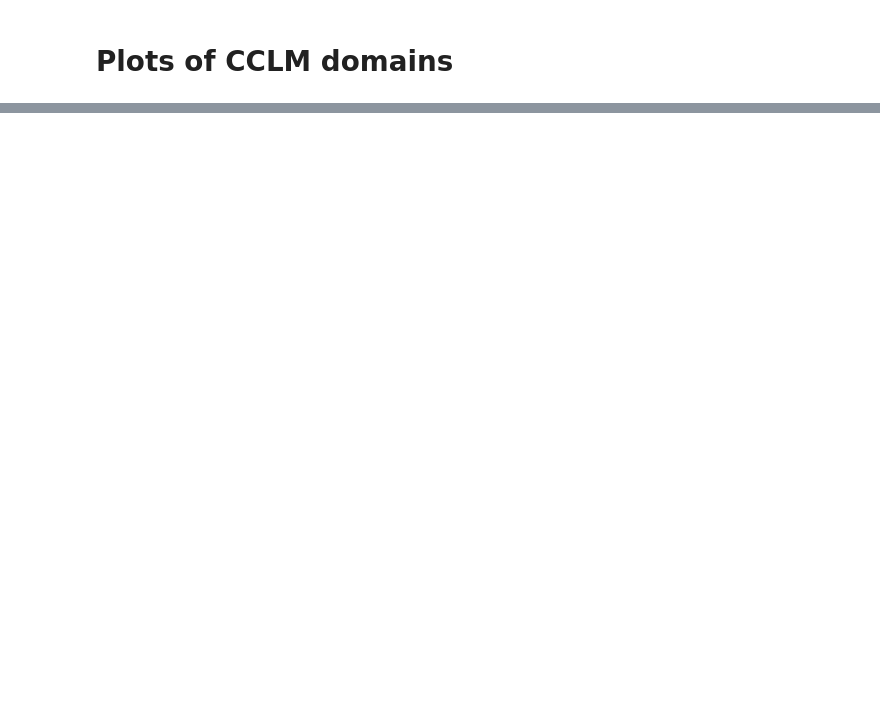
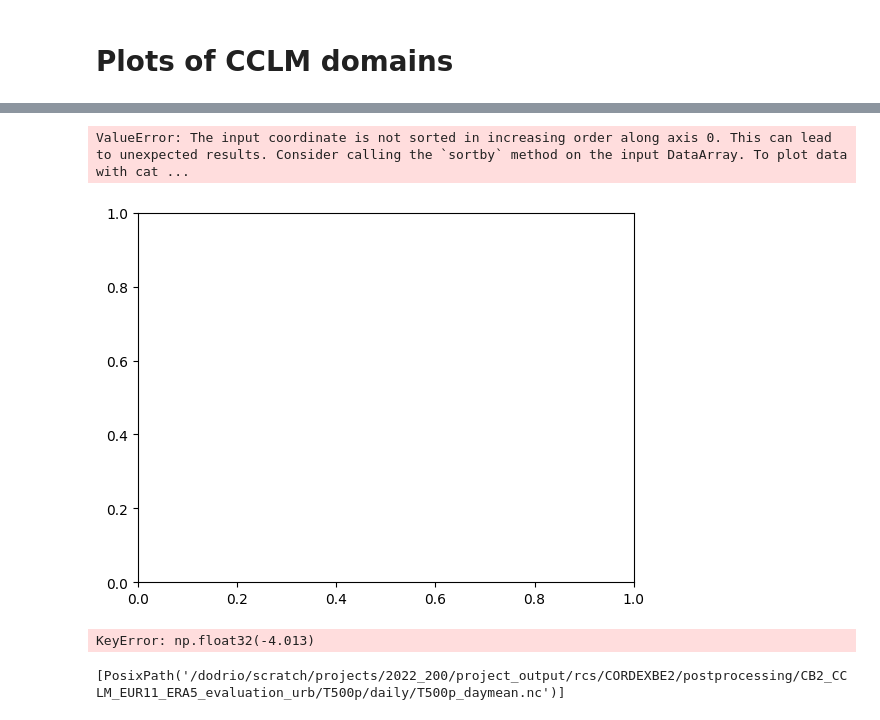
Before and after one commit to CORDEX-be2/ValEnsPy, a Jupyter notebook: evaluation_cclm/cclm_eur11_cpm_boundaries.ipynb, the cells around one changed output, grey strips where cells are left out. Saved outputs shown, nothing was run; the diff lists cells and outputs as text; code cells hidden in the pictures; blank space fills up the shorter version.

```diff
--- a/evaluation_cclm/cclm_eur11_cpm_boundaries.ipynb
+++ b/evaluation_cclm/cclm_eur11_cpm_boundaries.ipynb
@@ -185,0 +95,58 @@ CCLM
+# %%
+da_eur11.plot()
+# %% [output]
+ValueError: The input coordinate is not sorted in increasing order along axis 0. This can lead to unexpected results. Consider calling the `sortby` method on the input DataArray. To plot data with cat ...
+[figure, added]
+# %%
+# from the EUR11 simulaiton, extract the borders
+
+europe_subset = da_eur11.sel(rlat=slice(rlat_border[0], rlat_border[1]),
+                              rlon=slice(rlon_border[0], rlon_border[1]))
+
+bottom =  europe_subset.isel(rlat=0).values
+top =  europe_subset.isel(rlat=-1).values
+left = europe_subset.isel(rlon=0).values
+right = europe_subset.isel(rlon=-1).values
+
+border_values = np.concat([bottom,top,left,right])
+border_values_mean = np.mean(border_values)
+# %% [output]
+KeyError: np.float32(-4.013)
+# %%
+from valenspy._utilities import load_xarray_from_data_sources
+from pathlib import Path
+from valenspy.cf_checks import is_cf_compliant, cf_status
+from valenspy._utilities import load_yml
+from valenspy._unit_conversions import convert_all_units_to_CF
+from valenspy.unit_conversion_functions import (
+    _determine_time_interval,
+    _convert_mm_to_kg_m2s,
+)
+import xarray as xr
+import pandas as pd
+import numpy as np
+CORDEX_VARIABLES = load_yml("CORDEX_variables")
+
+
+def _set_global_attributes(ds: xr.Dataset, metadata_info):
+    for key, value in metadata_info.items():
+        ds.attrs[key] = value
+
+    return ds
+
+
+def _rename_to_lon(ds: xr.Dataset, lon_name):
+    return ds.rename_vars({ds.lon.name: lon_name})
+
+
+def _rename_to_lat(ds: xr.Dataset, lat_name):
+    return ds.rename_vars({ds.lat.name: lat_name})
+
+
+variable = 'T500p'
+experiment = 'CB2_CCLM_EUR11_ERA5_evaluation_urb'
+files = manager._get_file_paths(model, [variable], freq="daily", path_identifiers=[experiment, "mean"])
+
+files
+# %% [output]
+[PosixPath('/dodrio/scratch/projects/2022_200/project_output/rcs/CORDEXBE2/postprocessing/CB2_CCLM_EUR11_ERA5_evaluation_urb/T500p/daily/T500p_daymean.nc')]
```
Also changed, not shown: parts of 18 cells of this notebook.
